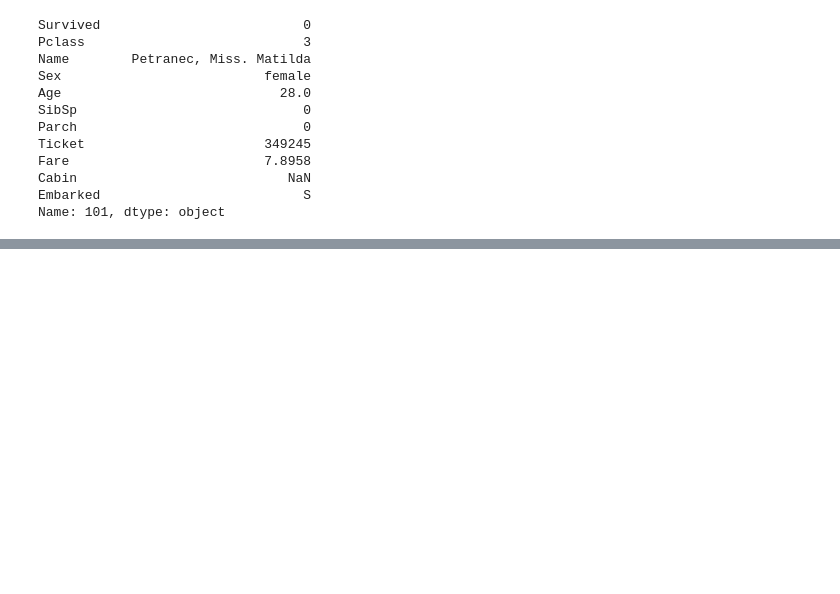
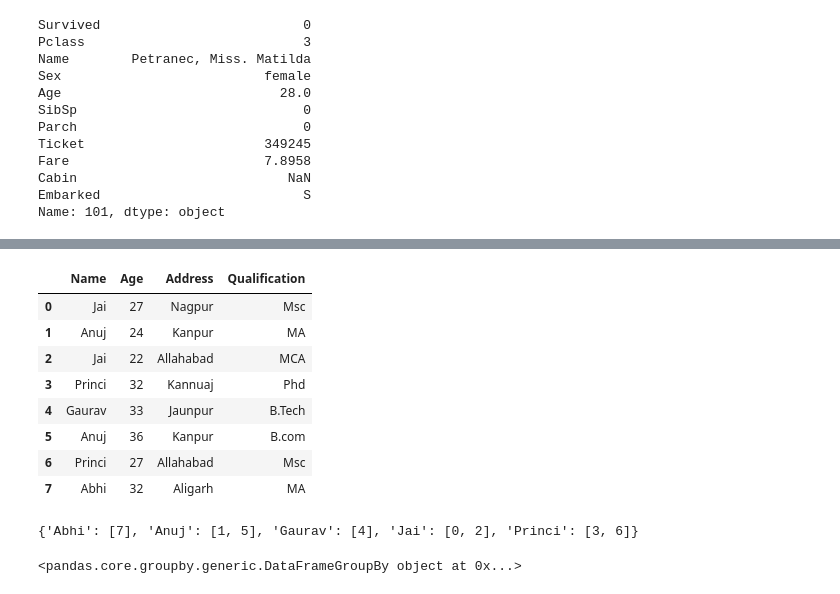
Before and after one commit to TalhaaAhmad/Pandas, a Jupyter notebook: python-pandas.ipynb, the cells around one changed output, grey strips where cells are left out. Saved outputs shown, nothing was run; the diff lists cells and outputs as text; code cells hidden in the pictures; blank space fills up the shorter version.

Commit message:
Pandas Practice

```diff
--- a/python-pandas.ipynb
+++ b/python-pandas.ipynb
@@ -270,0 +336,35 @@ Name: 101, dtype: object
+# %%
+
+# GroupBy
+data1 = {'Name':['Jai', 'Anuj', 'Jai', 'Princi',
+                 'Gaurav', 'Anuj', 'Princi', 'Abhi'],
+        'Age':[27, 24, 22, 32,
+               33, 36, 27, 32],
+        'Address':['Nagpur', 'Kanpur', 'Allahabad', 'Kannuaj',
+                   'Jaunpur', 'Kanpur', 'Allahabad', 'Aligarh'],
+        'Qualification':['Msc', 'MA', 'MCA', 'Phd',
+                         'B.Tech', 'B.com', 'Msc', 'MA']}
+
+
+df = pd.DataFrame(data1)
+df
+# %% [output]
+|  | Name | Age | Address | Qualification |
+| 0 | Jai | 27 | Nagpur | Msc |
+| 1 | Anuj | 24 | Kanpur | MA |
+| 2 | Jai | 22 | Allahabad | MCA |
+| 3 | Princi | 32 | Kannuaj | Phd |
+| 4 | Gaurav | 33 | Jaunpur | B.Tech |
+| 5 | Anuj | 36 | Kanpur | B.com |
+| 6 | Princi | 27 | Allahabad | Msc |
+| 7 | Abhi | 32 | Aligarh | MA |
+# %%
+df.groupby('Name')
+print(df.groupby('Name').groups)
+# %% [output]
+{'Abhi': [7], 'Anuj': [1, 5], 'Gaurav': [4], 'Jai': [0, 2], 'Princi': [3, 6]}
+# %%
+gk = df.groupby('Name')
+gk
+# %% [output]
+<pandas.core.groupby.generic.DataFrameGroupBy object at 0x...>
```
Also changed, not shown: parts of 13 cells of this notebook.
